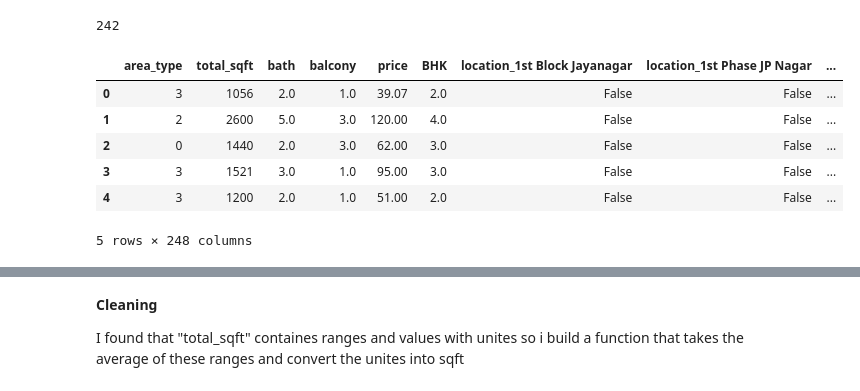
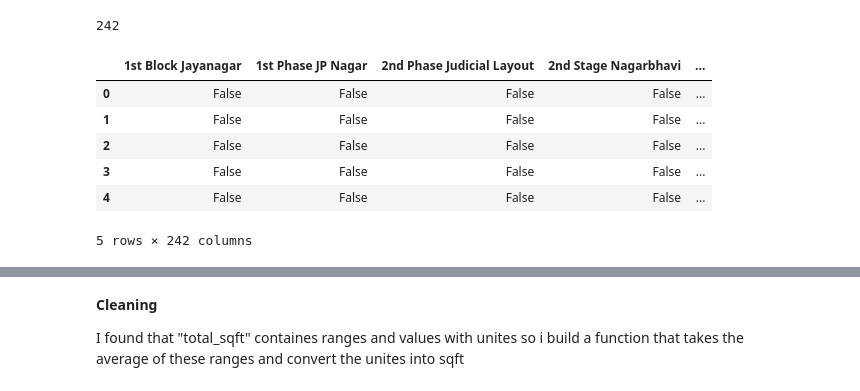
Before and after one commit to Yousef-koura/Bengaluru_House_pricing, a Jupyter notebook: model/model.ipynb, the cells around one changed output, grey strips where cells are left out. Drawn from its saved outputs; the diff is of its cells as text; code cells hidden in the pictures.

```diff
--- a/model/model.ipynb
+++ b/model/model.ipynb
@@ -21,6 +21,6 @@ data.head()
 | 4 | Super built-up Area | Ready To Move | Kothanur | 2 BHK | NaN | 1200 | 2.0 | 1.0 | 51.00 |
 # %%
 # Extract the numerical value for number of bedrooms
-data['BHK'] = data['size'].str.extract('(\\d+)').astype(float)
+data['bedrooms'] = data['size'].str.extract('(\\d+)').astype(float)
 data.head()
 # %% [output]
@@ -102,7 +102,7 @@ i used:
 new_data.fillna({'location': new_data['location'].mode()[0],
                  'bath': new_data['bath'].mean(),
                  'balcony': new_data['balcony'].mean(),
-                 'BHK': new_data['BHK'].mean()}, inplace=True)
+                 'bedrooms': new_data['bedrooms'].mean()}, inplace=True)
 
 # Check for null values after filling
 print("--------------------Check Null Data after Applying Missing Value---------------------")
@@ -169,15 +169,14 @@ len(new_data.location.unique())
 242
 # %%
 # One-Hot Encoding for the 'location' column
-new_data = pd.get_dummies(new_data, columns=['location'], prefix='location')
-
+dumies = pd.get_dummies(new_data.location)
 # Display the first few rows of the updated DataFrame
-new_data.head()
+dumies.head()
 # %% [output]
-|  | area_type | total_sqft | bath | balcony | price | BHK | location_1st Block Jayanagar | location_1st Phase JP Nagar | ... |
-| 0 | 3 | 1056 | 2.0 | 1.0 | 39.07 | 2.0 | False | False | ... |
-| 1 | 2 | 2600 | 5.0 | 3.0 | 120.00 | 4.0 | False | False | ... |
-| 2 | 0 | 1440 | 2.0 | 3.0 | 62.00 | 3.0 | False | False | ... |
-| 3 | 3 | 1521 | 3.0 | 1.0 | 95.00 | 3.0 | False | False | ... |
-| 4 | 3 | 1200 | 2.0 | 1.0 | 51.00 | 2.0 | False | False | ... |
+|  | 1st Block Jayanagar | 1st Phase JP Nagar | 2nd Phase Judicial Layout | 2nd Stage Nagarbhavi | ... |
+| 0 | False | False | False | False | ... |
+| 1 | False | False | False | False | ... |
+| 2 | False | False | False | False | ... |
+| 3 | False | False | False | False | ... |
+| 4 | False | False | False | False | ... |
-5 rows × 248 columns
+5 rows × 242 columns
```
Also changed, not shown: parts of 23 cells of this notebook.
